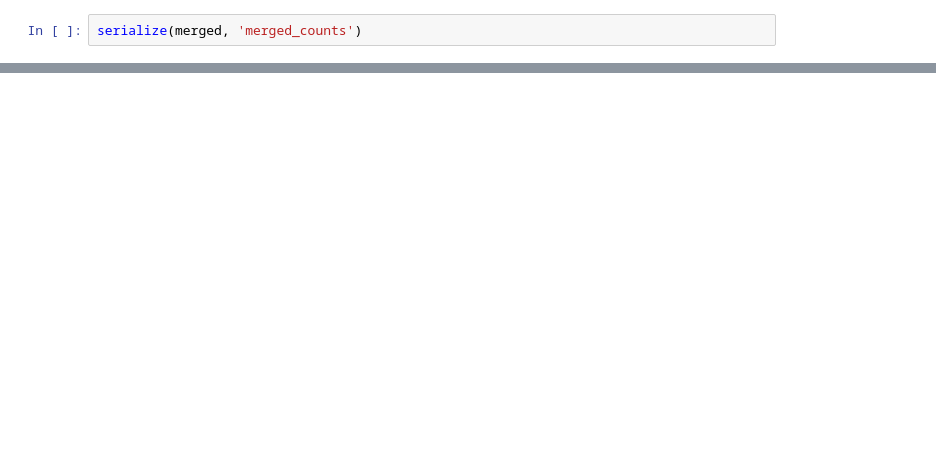
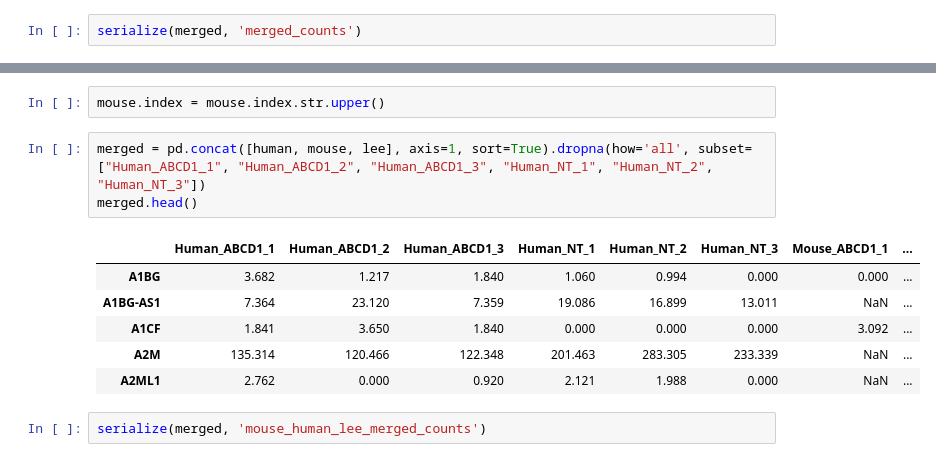
Before and after one commit to Musolino-Lab/ABCD1-KO-Transcriptome, a Jupyter notebook: Serialize_DESeq_Data_to_JSON.ipynb, the cells around one changed output, grey strips where cells are left out. Cells and saved outputs as stored; diff of their text form; blank space fills up the shorter version.

```diff
--- a/Serialize_DESeq_Data_to_JSON.ipynb
+++ b/Serialize_DESeq_Data_to_JSON.ipynb
@@ -182,0 +186,14 @@ serialize(merged, 'merged_counts')
+# %%
+mouse.index = mouse.index.str.upper()
+# %%
+merged = pd.concat([human, mouse, lee], axis=1, sort=True).dropna(how='all', subset=["Human_ABCD1_1", "Human_ABCD1_2", "Human_ABCD1_3", "Human_NT_1", "Human_NT_2", "Human_NT_3"])
+merged.head()
+# %% [output]
+|  | Human_ABCD1_1 | Human_ABCD1_2 | Human_ABCD1_3 | Human_NT_1 | Human_NT_2 | Human_NT_3 | Mouse_ABCD1_1 | ... |
+| A1BG | 3.682 | 1.217 | 1.840 | 1.060 | 0.994 | 0.000 | 0.000 | ... |
+| A1BG-AS1 | 7.364 | 23.120 | 7.359 | 19.086 | 16.899 | 13.011 | NaN | ... |
+| A1CF | 1.841 | 3.650 | 1.840 | 0.000 | 0.000 | 0.000 | 3.092 | ... |
+| A2M | 135.314 | 120.466 | 122.348 | 201.463 | 283.305 | 233.339 | NaN | ... |
+| A2ML1 | 2.762 | 0.000 | 0.920 | 2.121 | 1.988 | 0.000 | NaN | ... |
+# %%
+serialize(merged, 'mouse_human_lee_merged_counts')
```
Also changed, not shown: parts of 8 cells of this notebook, 12 other files.
